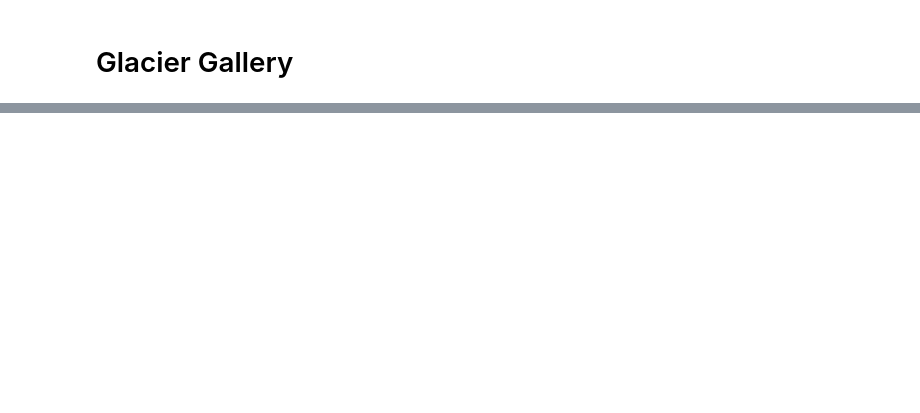
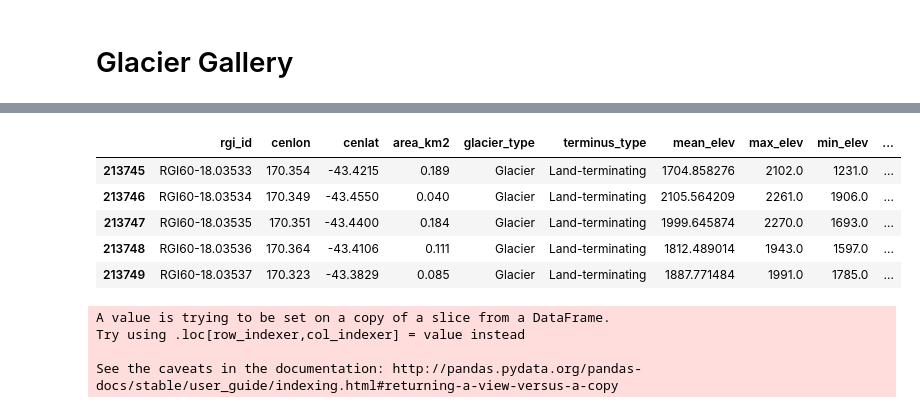
Before and after one commit to OGGM/glacier-gallery, a Jupyter notebook: explorer.ipynb, the cells around one changed output, grey strips where cells are left out. Cells and saved outputs as stored; diff of their text form; code cells hidden in the pictures; blank space fills up the shorter version.

Commit message:
added new glaciers and information

```diff
--- a/explorer.ipynb
+++ b/explorer.ipynb
@@ -76,3 +68,73 @@ df['Coords'] = list(zip(round(df.cenlat,2), round(df.cenlon,2)))
+# %%
+df_all.tail()
+# %% [output]
+|  | rgi_id | cenlon | cenlat | area_km2 | glacier_type | terminus_type | mean_elev | max_elev | min_elev | ... |
+| 213745 | RGI60-18.03533 | 170.354 | -43.4215 | 0.189 | Glacier | Land-terminating | 1704.858276 | 2102.0 | 1231.0 | ... |
+| 213746 | RGI60-18.03534 | 170.349 | -43.4550 | 0.040 | Glacier | Land-terminating | 2105.564209 | 2261.0 | 1906.0 | ... |
+| 213747 | RGI60-18.03535 | 170.351 | -43.4400 | 0.184 | Glacier | Land-terminating | 1999.645874 | 2270.0 | 1693.0 | ... |
+| 213748 | RGI60-18.03536 | 170.364 | -43.4106 | 0.111 | Glacier | Land-terminating | 1812.489014 | 1943.0 | 1597.0 | ... |
+| 213749 | RGI60-18.03537 | 170.323 | -43.3829 | 0.085 | Glacier | Land-terminating | 1887.771484 | 1991.0 | 1785.0 | ... |
+# %%
+# which one is columbia? : RGI60-01.10689 or RGI60-02.18415
+Glacier_No = [('RGI60-01.01104', 'Lemon Creek Glacier', np.NaN , "Photo courtesy L. Bernier/National Snow and Ice Data Center"),
+              ('RGI60-01.10299', 'Coxe Glacier', np.NaN, np.NaN),
+              #('RGI60-01.10689', 'Columbia'),
+              ('RGI60-01.16195', 'South Glacier', np.NaN, np.NaN),
+              #('RGI60-03.00840', 'Baby Glacier'),
+              ('RGI60-03.04539', 'White Glacier', np.NaN, np.NaN),
+              ('RGI60-05.11186', 'Mittivakkat Glacier', np.NaN, np.NaN),
+              ('RGI60-06.00236', 'Blagnipujoekull', np.NaN, np.NaN),
+              ('RGI60-07.00504', 'Austre Broeggerbreen', np.NaN, np.NaN),
+              ('RGI60-08.01097', 'Briksdalsbreen', np.NaN, np.NaN),
+              ('RGI60-09.00114', 'Severny Island Ice Cap', np.NaN, np.NaN),
+              ('RGI60-09.00471', 'Vavilov Ice Cap', np.NaN, np.NaN),
+              #('RGI60-11.00746', 'Gepatschferner'),
+              #('RGI60-11.00787', 'Kesselwandferner'),
+              ('RGI60-11.00897', 'Hintereisferner', np.NaN, np.NaN),
+              #('RGI60-11.01270', 'Oberer Grindelwald Glacier'),
+              #('RGI60-11.01328', 'Unteraargletscher'),
+              ('RGI60-11.01450', 'Großer Aletschgletscher', np.NaN, np.NaN),
+              #('RGI60-11.02709', 'Mont Mine Glacier'),
+              #('RGI60-11.03638', 'Argentière'),
+              ('RGI60-11.03643', 'Mer de Glace', np.NaN, np.NaN),
+              ('RGI60-12.00411', 'Tbilisa Glacier', np.NaN, np.NaN),
+              ('RGI60-13.04946', 'Samoilowich', np.NaN, np.NaN),
+              ('RGI60-16.01638', 'Lewis', np.NaN, np.NaN),
+              ('RGI60-16.02207', 'Shallap Glacier', np.NaN, np.NaN),
+              ('RGI60-16.02444', 'Artesonraju', np.NaN, np.NaN),
+              ('RGI60-17.00312', 'Perito Moreno', np.NaN, np.NaN),
+              ('RGI60-18.02342', 'Tasman Glacier', np.NaN, np.NaN),
+             # ('RGI60-19.00595', 'Bahia Del Diablo Glacier'),
+             # ('RGI60-19.00386', 'Ross Island')
+             ]
+glacier_list = []
+glacier_names = []
+glacier_pics =[]
+glpic_cite = []
+for gl_no in Glacier_No:
+    glacier_list.append(gl_no[0])
+    glacier_names.append(gl_no[1])
+    glacier_pics.append(gl_no[2])
+    glpic_cite.append(gl_no[3])
+#glacier_list = ['RGI60-01.10299', 'RGI60-01.10689', 'RGI60-01.16195', 'RGI60-03.00840', 'RGI60-03.04539', 'RGI60-08.01097', 'RGI60-11.00746', 'RGI60-11.00787', 'RGI60-11.00897', 'RGI60-11.01270', 'RGI60-11.01328', 'RGI60-11.01450', 'RGI60-11.02709', 'RGI60-11.03638', 'RGI60-11.03643', 'RGI60-13.04946', 'RGI60-16.02207', 'RGI60-16.02444', 'RGI60-18.02342']
+df = df_all.loc[df_all['rgi_id'].isin(glacier_list)]
+
+glacier_frame =  df.rgi_id.to_frame()
+glacier_frame['name'] = glacier_names
+#glacier_frame['name'] = ['Coxe Glacier', 'Columbia', 'South Glacier', ' Baby Glacier', 'White Glacier', 'Briksdalsbreen', 'Gepatschferner', 'Kesselwandferner', 'Hintereisferner',
+ #                        'Oberer Grindelwald Glacier', 'Unteraargletscher', 'Großer Aletschgletscher', 'Mont Mine Glacier', 'Argentière', 'Mer de Glace', 'Samoilowich', 'Shallap Glacier',
+  #                       'Artesonraju', 'Tasman Glacier']
+df.loc[:, 'name'] = glacier_frame['name']
+#suldenfern = ['', 46.497838, 10.564395, '', '', '', '', '', '', '', '', 'SULDENFERNER']
+#suldenfern = suldenfern.to_frame()
+#df.append(suldenfern)
+df['Coords'] = list(zip(round(df.cenlat,2), round(df.cenlon,2)))
+#df.tail()
+# %% [output]
+A value is trying to be set on a copy of a slice from a DataFrame.
+Try using .loc[row_indexer,col_indexer] = value instead
+
+See the caveats in the documentation: http://pandas.pydata.org/pandas-docs/stable/user_guide/indexing.html#returning-a-view-versus-a-copy
 # %%
 # prepare "background glacier" in the map
 #df_short = df_all[::2]
```
Also changed, not shown: parts of 6 cells of this notebook.
